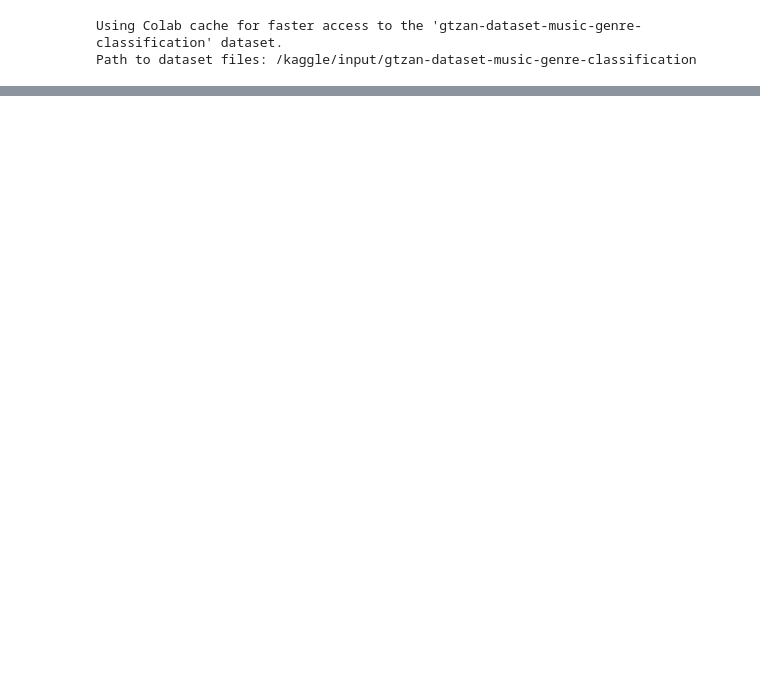
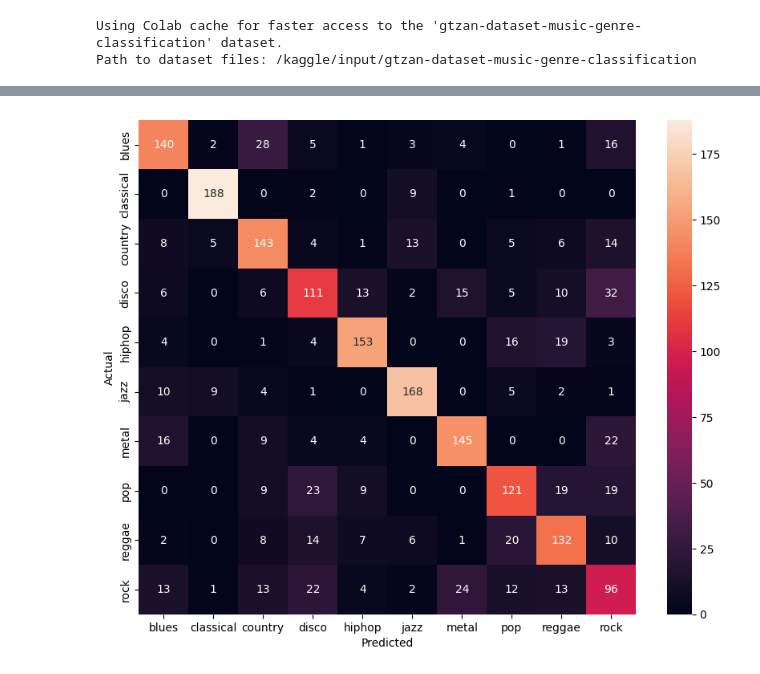
Before and after one commit to Satsuki-Kataoka/ai-diary-app, a Jupyter notebook: my_project.ipynb, the cells around one changed output, grey strips where cells are left out. Cells and saved outputs as stored; diff of their text form; code cells hidden in the pictures; blank space fills up the shorter version.

```diff
--- a/my_project.ipynb
+++ b/my_project.ipynb
@@ -30,0 +297,18 @@ GENRE_TO_LABEL = {g: i for i, g in enumerate(GENRES)}
+# %%
+class SimpleMLP(nn.Module):
+    def __init__(self, input_size, num_classes=10):
+        super(SimpleMLP, self).__init__()
+        self.layers = nn.Sequential(
+            nn.Linear(input_size, 256),
+            nn.ReLU(),
+            nn.Dropout(0.3),
+            nn.Linear(256, 128),
+            nn.ReLU(),
+            nn.Dropout(0.3),
+            nn.Linear(128, num_classes)
+        )
+
+    def forward(self, x):
+        return self.layers(x)
+
+model_mlp = SimpleMLP(input_size=len(numeric_cols)).to(device)
@@ -30,0 +390,29 @@ GENRE_TO_LABEL = {g: i for i, g in enumerate(GENRES)}
+# %%
+from sklearn.metrics import confusion_matrix
+import seaborn as sns
+import matplotlib.pyplot as plt
+
+# 1. テストデータ全体の予測を出す
+model_mlp.eval()
+all_preds = []
+all_labels = []
+
+with torch.no_grad():
+    for inputs, labels in test_loader_mlp:
+        inputs = inputs.to(device)
+        outputs = model_mlp(inputs)
+        _, predicted = torch.max(outputs, 1)
+        all_preds.extend(predicted.cpu().numpy())
+        all_labels.extend(labels.numpy())
+
+# 2. 混同行列を作成
+cm = confusion_matrix(all_labels, all_preds)
+
+# 3. 可視化
+plt.figure(figsize=(10, 8))
+sns.heatmap(cm, annot=True, fmt='d', xticklabels=GENRES, yticklabels=GENRES)
+plt.xlabel('Predicted')
+plt.ylabel('Actual')
+plt.show()
+# %% [output]
+[figure, added]
```
Also changed, not shown: parts of 22 cells of this notebook.
